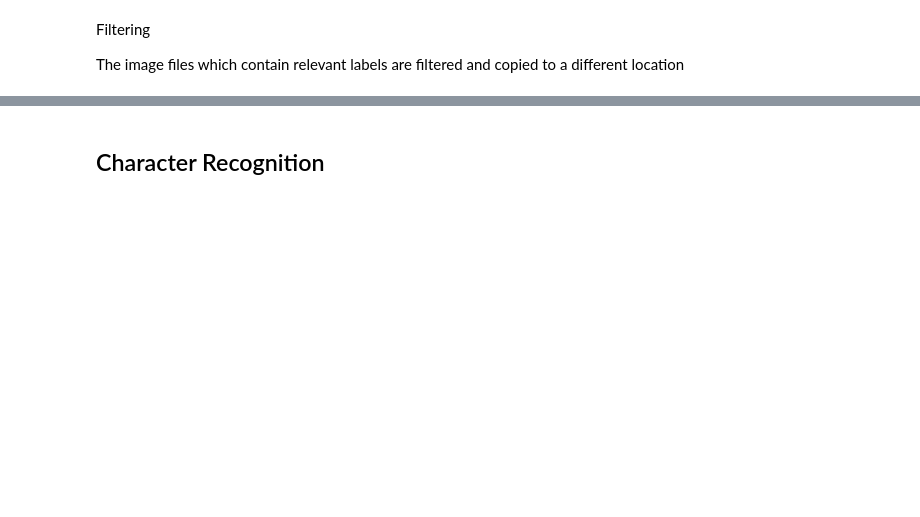
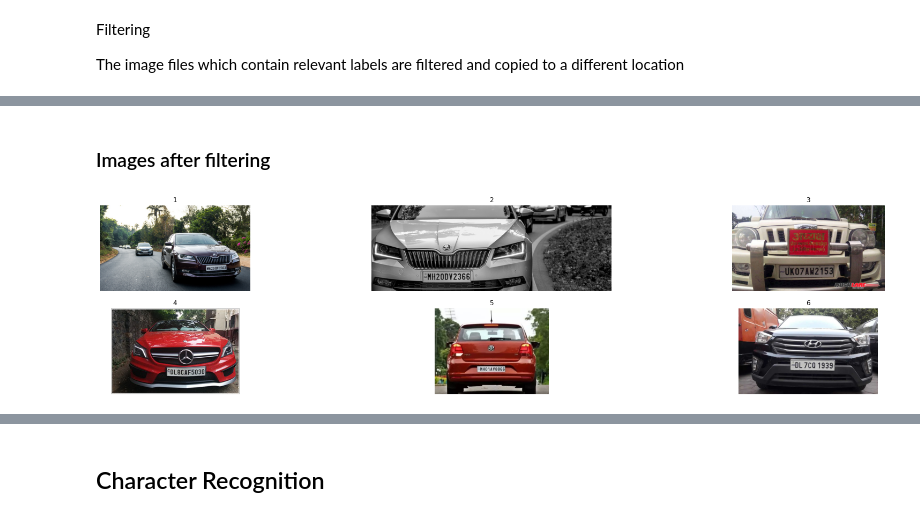
Before and after one commit to sanjay-06/Optical-Character-Recognition, a Jupyter notebook: OCR.ipynb, the cells around one changed output, grey strips where cells are left out. Saved outputs shown, nothing was run; the diff lists cells and outputs as text; code cells hidden in the pictures; blank space fills up the shorter version.

```diff
--- a/OCR.ipynb
+++ b/OCR.ipynb
@@ -91,0 +115,6 @@ for file, file_labels in detections.items():
+# %% [markdown]
+### Images after filtering
+# %%
+plot_images(filtered_files)
+# %% [output]
+[figure, added]
```
Also changed, not shown: parts of 26 cells of this notebook, 24 other files.
